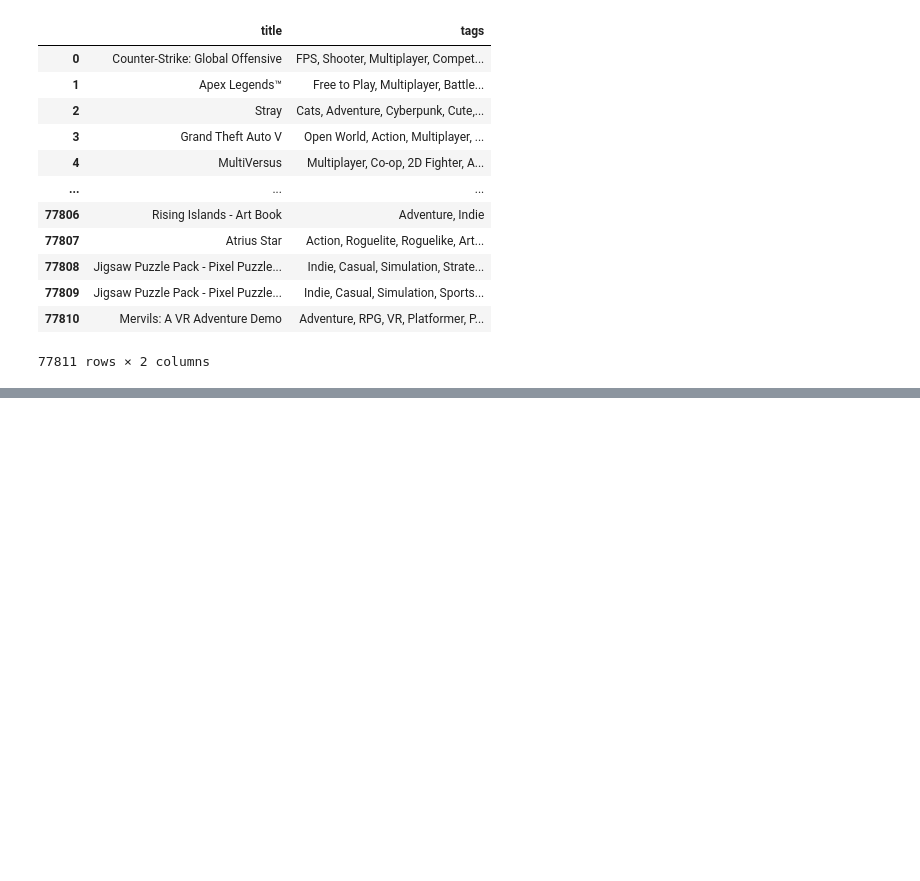
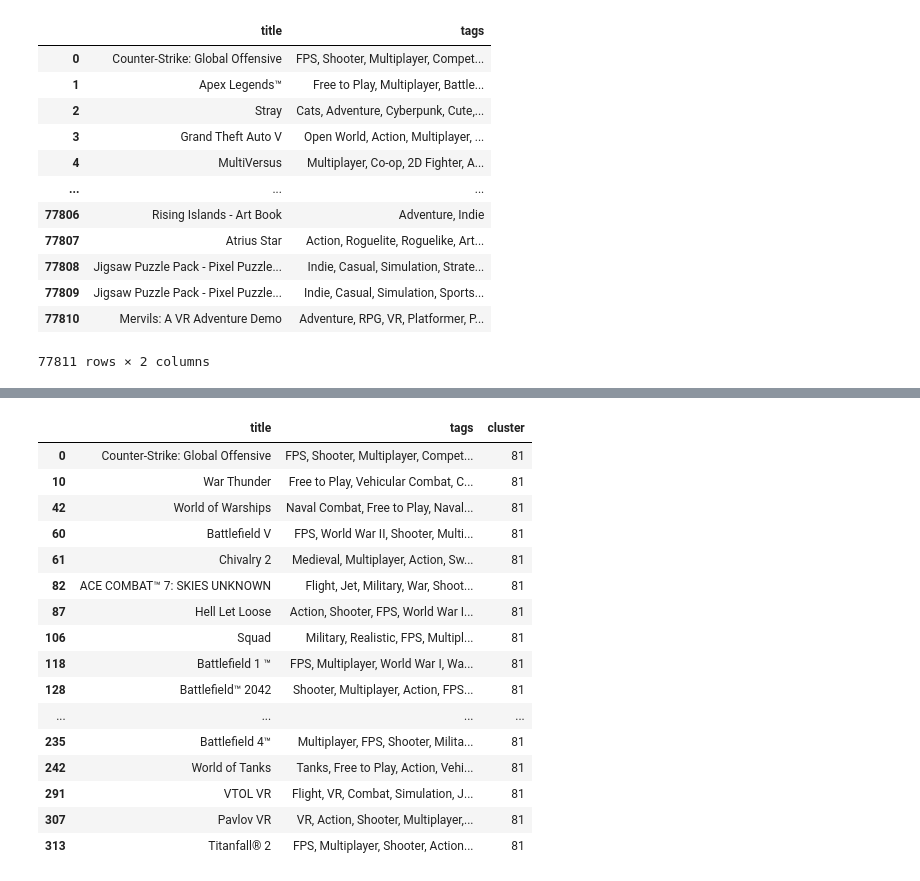
Before and after one commit to MatthewRip/DataSciencePortfolio, a Jupyter notebook: steam_game_recommender/testing kmeans clustering.ipynb, the cells around one changed output, grey strips where cells are left out. Saved outputs shown, nothing was run; the diff lists cells and outputs as text; code cells hidden in the pictures; blank space fills up the shorter version.

```diff
--- a/steam_game_recommender/testing kmeans clustering.ipynb
+++ b/steam_game_recommender/testing kmeans clustering.ipynb
@@ -184,2 +273,4 @@ from sklearn.cluster import KMeans
 # %%
-kmeans = KMeans(random_state=1,n_clusters=5,verbose=1)
+%%time
+kmeans = KMeans(random_state=1,n_clusters=100,verbose=0)
+cluster = kmeans.fit_predict(X)
@@ -233,0 +279,2 @@ Name: title, dtype: object
+# %%
+test['cluster'] = cluster
@@ -233,0 +303,20 @@ Name: title, dtype: object
+# %%
+test[test['cluster']==81].head(20)
+# %% [output]
+|  | title | tags | cluster |
+| 0 | Counter-Strike: Global Offensive | FPS, Shooter, Multiplayer, Compet... | 81 |
+| 10 | War Thunder | Free to Play, Vehicular Combat, C... | 81 |
+| 42 | World of Warships | Naval Combat, Free to Play, Naval... | 81 |
+| 60 | Battlefield V | FPS, World War II, Shooter, Multi... | 81 |
+| 61 | Chivalry 2 | Medieval, Multiplayer, Action, Sw... | 81 |
+| 82 | ACE COMBAT™ 7: SKIES UNKNOWN | Flight, Jet, Military, War, Shoot... | 81 |
+| 87 | Hell Let Loose | Action, Shooter, FPS, World War I... | 81 |
+| 106 | Squad | Military, Realistic, FPS, Multipl... | 81 |
+| 118 | Battlefield 1 ™ | FPS, Multiplayer, World War I, Wa... | 81 |
+| 128 | Battlefield™ 2042 | Shooter, Multiplayer, Action, FPS... | 81 |
+| ... | ... | ... | ... |
+| 235 | Battlefield 4™ | Multiplayer, FPS, Shooter, Milita... | 81 |
+| 242 | World of Tanks | Tanks, Free to Play, Action, Vehi... | 81 |
+| 291 | VTOL VR | Flight, VR, Combat, Simulation, J... | 81 |
+| 307 | Pavlov VR | VR, Action, Shooter, Multiplayer,... | 81 |
+| 313 | Titanfall® 2 | FPS, Multiplayer, Shooter, Action... | 81 |
```
Also changed, not shown: parts of 40 cells of this notebook.
